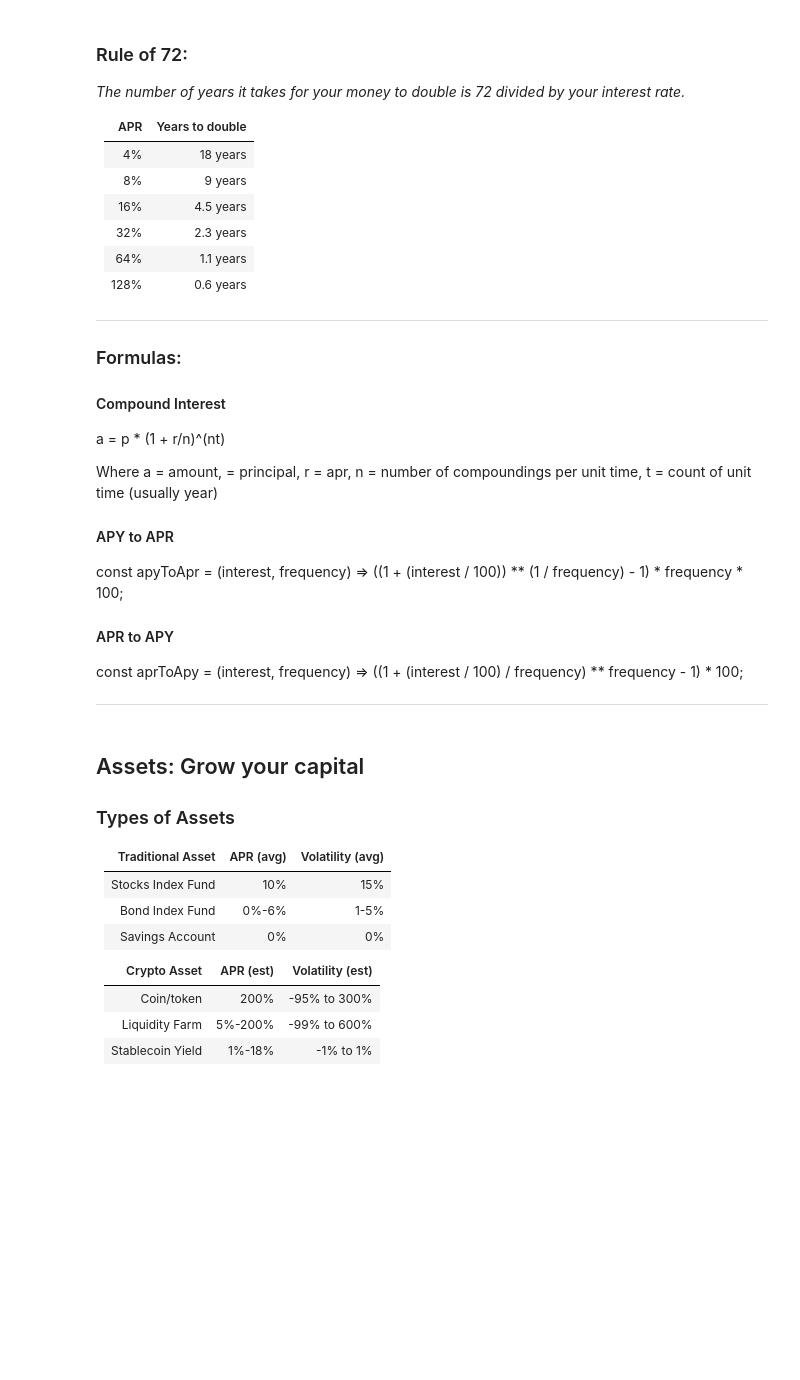
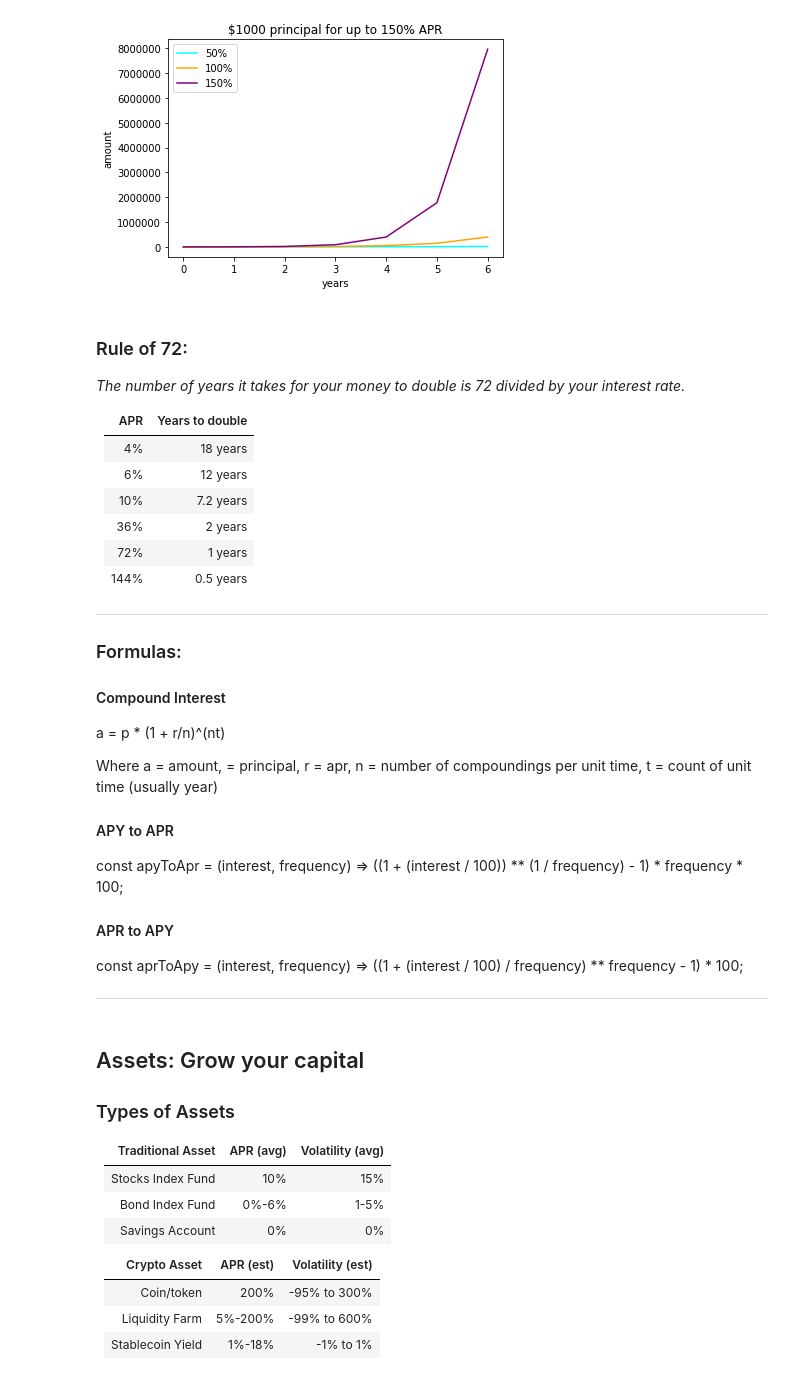
Before and after one commit to cryptalt/cryptalt-crypto-compendium, a Jupyter notebook: cryptalt-crypto-compendium.ipynb, the cells around one changed output. Cells and saved outputs as stored; diff of their text form; code cells hidden in the pictures; blank space fills up the shorter version.

```diff
--- a/cryptalt-crypto-compendium.ipynb
+++ b/cryptalt-crypto-compendium.ipynb
@@ -154,3 +248,48 @@ toggle_code(state)
+# %%
+
+
+p = 1000
+n = 365
+t = np.arange(0.0, 7.0, 1.0)
+
+def compound_interest(p, r, n, t):
+    return p * (1 + r/n)**(n*t)
+
+def fifty_percent(t):
+    return compound_interest(p, 50/100, n, t)
+
+def hundred_percent(t):
+    return compound_interest(p, 100/100, n, t)
+
+def one_fifty_percent(t):
+    return compound_interest(p, 150/100, n, t)
+
+
+# Plotting both the curves simultaneously
+plt.plot(t, fifty_percent(t), color='cyan', label='50%')
+plt.plot(t, hundred_percent(t), color='orange', label='100%')
+plt.plot(t, one_fifty_percent(t), color='purple', label='150%')
+
+# Naming the x-axis, y-axis and the whole graph
+plt.xlabel("years")
+plt.ylabel("amount")
+plt.title("$1000 principal for up to 150% APR")
+
+#plt.xlim([0, 6])
+# Adding legend, which helps us recognize the curve according to it's color
+plt.legend()
+
+#fig, ax = plt.subplots()
+#ax.ticklabel_format(useOffset=False)
+
+# To load the display window
+plt.ticklabel_format(style='plain')
+plt.show()
+
+state = False
+toggle_code(state)
+# %% [output]
+[figure, added]
 # %% [markdown]
 ### Rule of 72:
 
@@ -159,11 +298,11 @@ _The number of years it takes for your money to double is 72 divided by your int
 | APR   | Years to double |
 | :---  | :-------------- |
 | 4%    | 18 years        |
-| 8%    | 9 years         |
-| 16%   | 4.5 years       |
-| 32%   | 2.3 years       |
-| 64%   | 1.1 years       |
-| 128%  | 0.6 years       |
+| 6%    | 12 years        |
+| 10%   | 7.2 years       |
+| 36%   | 2 years         |
+| 72%   | 1 years         |
+| 144%  | 0.5 years       |
 
 ---
 
```
Also changed, not shown: parts of 16 cells of this notebook, 2 other files.
